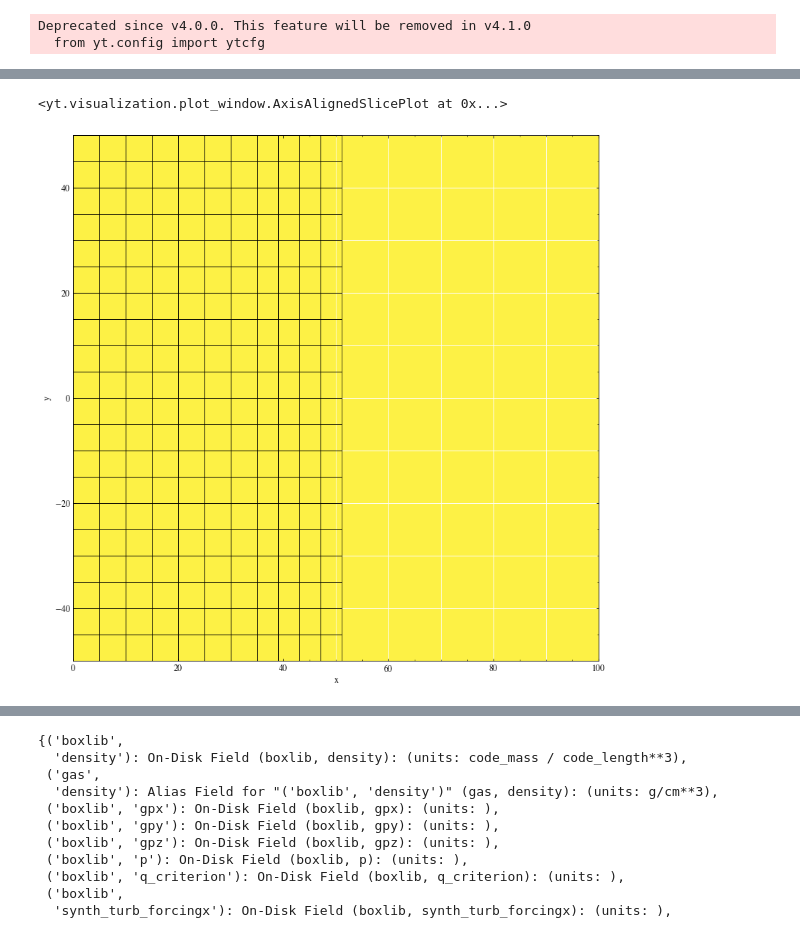
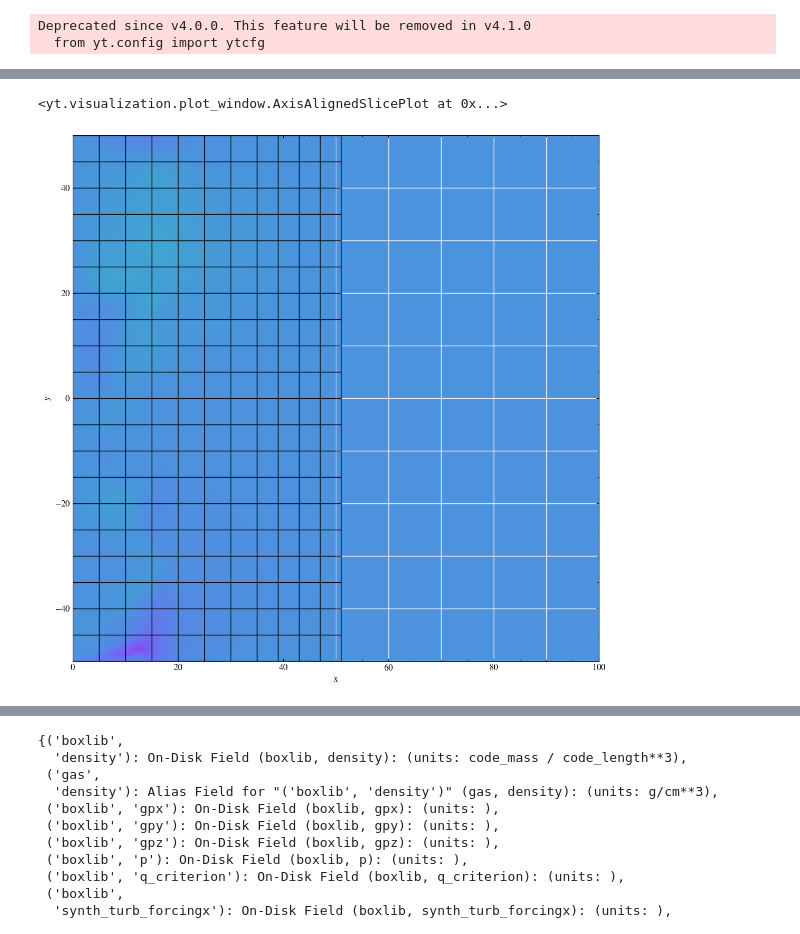
Before and after one commit to diederikb/nrel_jupyter_notebooks, a Jupyter notebook: postprocess_turbulence.ipynb, the cells around one changed output, grey strips where cells are left out. Cells and saved outputs as stored; diff of their text form; code cells hidden in the pictures.

Commit message:
first version with all figures

```diff
--- a/postprocess_turbulence.ipynb
+++ b/postprocess_turbulence.ipynb
@@ -37,12 +32,15 @@ def init_animation():
 plt.rcParams["animation.html"] = "jshtml"
 
 fig,ax = plt.subplots()
-ds = postprocessing.load_plt(root_dir,0)
-slp = postprocessing.setup_slice_plot(fig,ax,ds,'boxlib','velocityx',[0,1])
+ds = postprocessing.load_plt(dir_godunov_ppm,0)
+slp = postprocessing.setup_slice_plot(fig,ax,ds,'boxlib','velocityy',[-0.5,0.5],buff_size=[4000,4000])
+# slp.annotate_cell_edges(line_width=0.0001)
+
 
 def animate(i):
-    ds = postprocessing.load_plt(root_dir,i)
+    ds = postprocessing.load_plt(dir_godunov_ppm,i)
     postprocessing.set_slice_data(slp,ds)
+
     return
 
-anim = FuncAnimation(fig, animate, frames=30, interval=100)
+anim = FuncAnimation(fig, animate, frames=60, interval=100)
@@ -52,0 +51,17 @@ anim
+# %%
+%%capture
+plt.rcParams["animation.html"] = "jshtml"
+
+fig,ax = plt.subplots()
+ds = postprocessing.load_plt(dir_mol_central,0)
+slp = postprocessing.setup_slice_plot(fig,ax,ds,'boxlib','velocityy',[-0.5,0.5],buff_size=[4000,4000])
+# slp.annotate_cell_edges(line_width=0.0001)
+
+
+def animate(i):
+    ds = postprocessing.load_plt(dir_mol_central,i)
+    postprocessing.set_slice_data(slp,ds)
+
+    return
+
+anim = FuncAnimation(fig, animate, frames=60, interval=100)
@@ -52,0 +70,5 @@ anim
+# %%
+fig,ax = plt.subplots()
+ds = postprocessing.load_plt(dir_godunov_ppm,30)
+slp = postprocessing.setup_slice_plot(fig,ax,ds,'boxlib','velocityy',[-0.5,0.5],buff_size=[4000,4000])
+slp.annotate_cell_edges(line_width=0.0001)
@@ -52,0 +82,5 @@ anim
+# %%
+fig,ax = plt.subplots()
+ds = postprocessing.load_plt(dir_mol_central,0)
+slp = postprocessing.setup_slice_plot(fig,ax,ds,'boxlib','velocityy',[-0.5,0.5])
+slp.annotate_grids()
@@ -53,10 +90,10 @@ anim
 # %%
 fig,ax = plt.subplots()
-ds = postprocessing.load_plt(root_dir,3)
-slp = postprocessing.setup_slice_plot(fig,ax,ds,'boxlib','velocityx',[-0.1,0.1])
+ds = postprocessing.load_plt(root_dir,10)
+slp = postprocessing.setup_slice_plot(fig,ax,ds,'boxlib','velocityx',[0,2])
 slp.annotate_grids()
 # %% [output]
 <yt.visualization.plot_window.AxisAlignedSlicePlot at 0x...>
-[figure, old version]
+[figure, new version]
 # %%
 fig,ax = plt.subplots()
```
Also changed, not shown: parts of 13 cells of this notebook, 7 other files.
